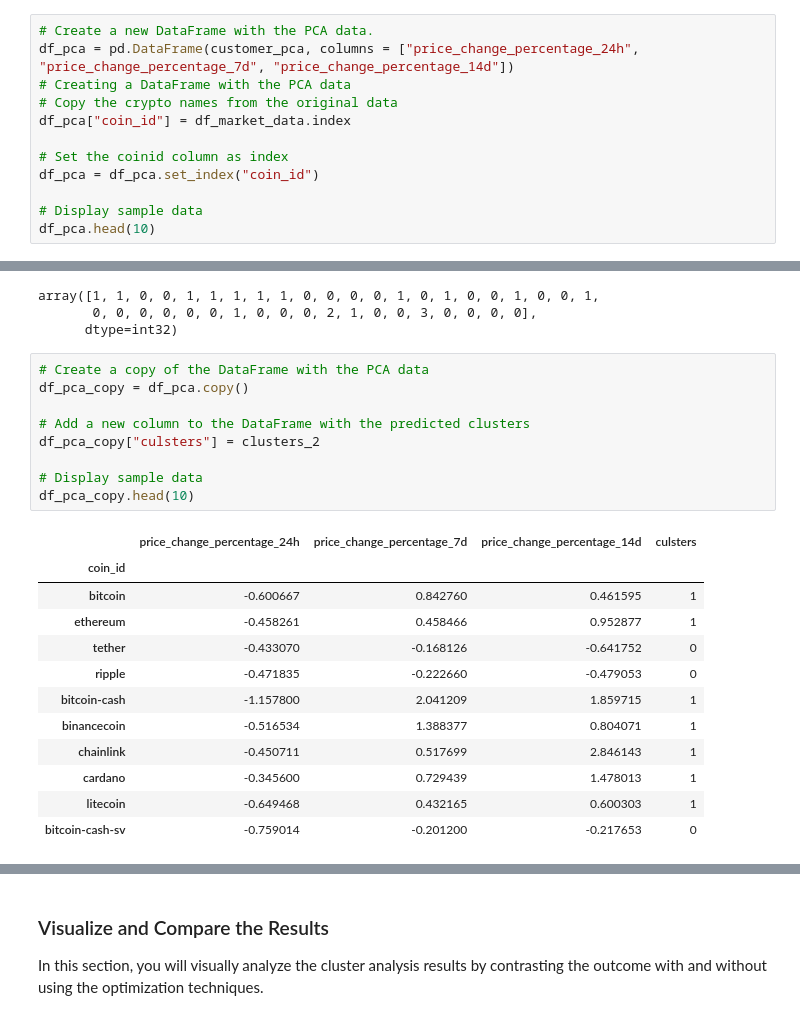
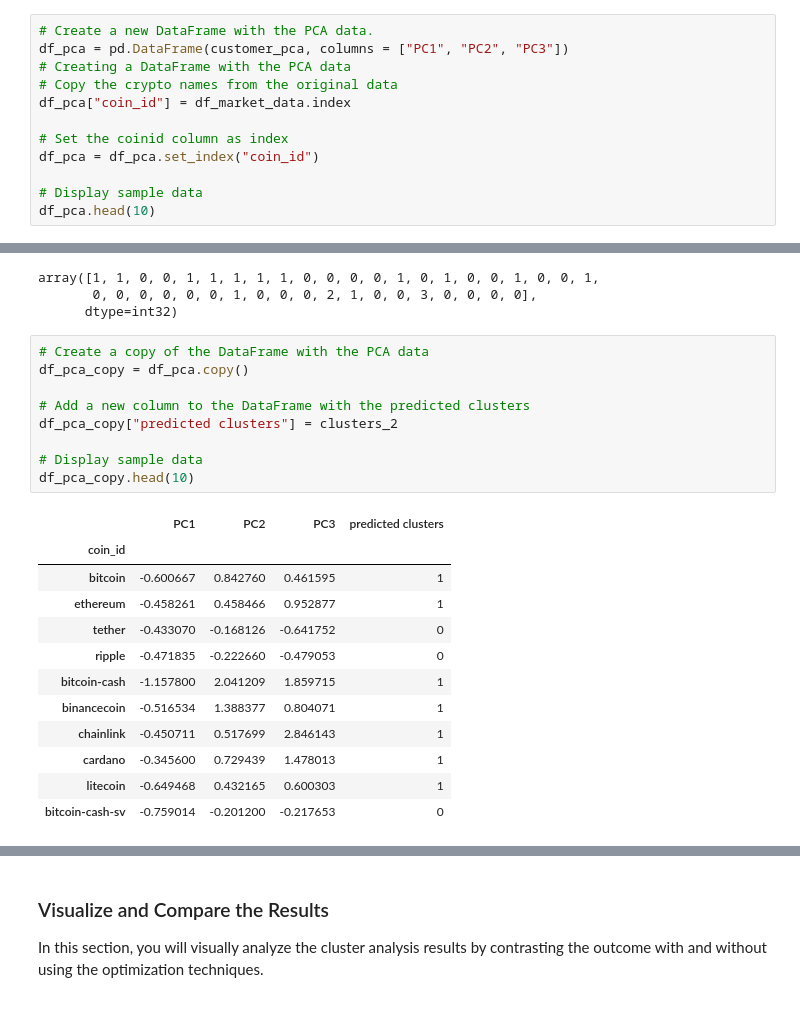
Before and after one commit to rdjames1996/CryptoClustering, a Jupyter notebook: Crypto_Clustering.ipynb, the cells around one changed output, grey strips where cells are left out. Cells and saved outputs as stored; diff of their text form.

```diff
--- a/Crypto_Clustering.ipynb
+++ b/Crypto_Clustering.ipynb
@@ -217,7 +214,7 @@ array([0.3719856 , 0.34700813, 0.17603793])
 **Answer:** The total explained variance of the three principal components is ~89.5%.
 # %%
 # Create a new DataFrame with the PCA data.
-df_pca = pd.DataFrame(customer_pca, columns = ["price_change_percentage_24h", "price_change_percentage_7d", "price_change_percentage_14d"])
+df_pca = pd.DataFrame(customer_pca, columns = ["PC1", "PC2", "PC3"])
 # Creating a DataFrame with the PCA data
 # Copy the crypto names from the original data
 df_pca["coin_id"] = df_market_data.index
@@ -310,14 +307,14 @@ array([1, 1, 0, 0, 1, 1, 1, 1, 1, 0, 0, 0, 0, 1, 0, 1, 0, 0, 1, 0, 0, 1,
 # %%
 # Create a copy of the DataFrame with the PCA data
 df_pca_copy = df_pca.copy()
 
 # Add a new column to the DataFrame with the predicted clusters
-df_pca_copy["culsters"] = clusters_2
+df_pca_copy["predicted clusters"] = clusters_2
 
 # Display sample data
 df_pca_copy.head(10)
 # %% [output]
-|  | price_change_percentage_24h | price_change_percentage_7d | price_change_percentage_14d | culsters |
+|  | PC1 | PC2 | PC3 | predicted clusters |
 | coin_id |  |  |  |  |
 | bitcoin | -0.600667 | 0.842760 | 0.461595 | 1 |
 | ethereum | -0.458261 | 0.458466 | 0.952877 | 1 |
```
Also changed, not shown: parts of 7 cells of this notebook.
